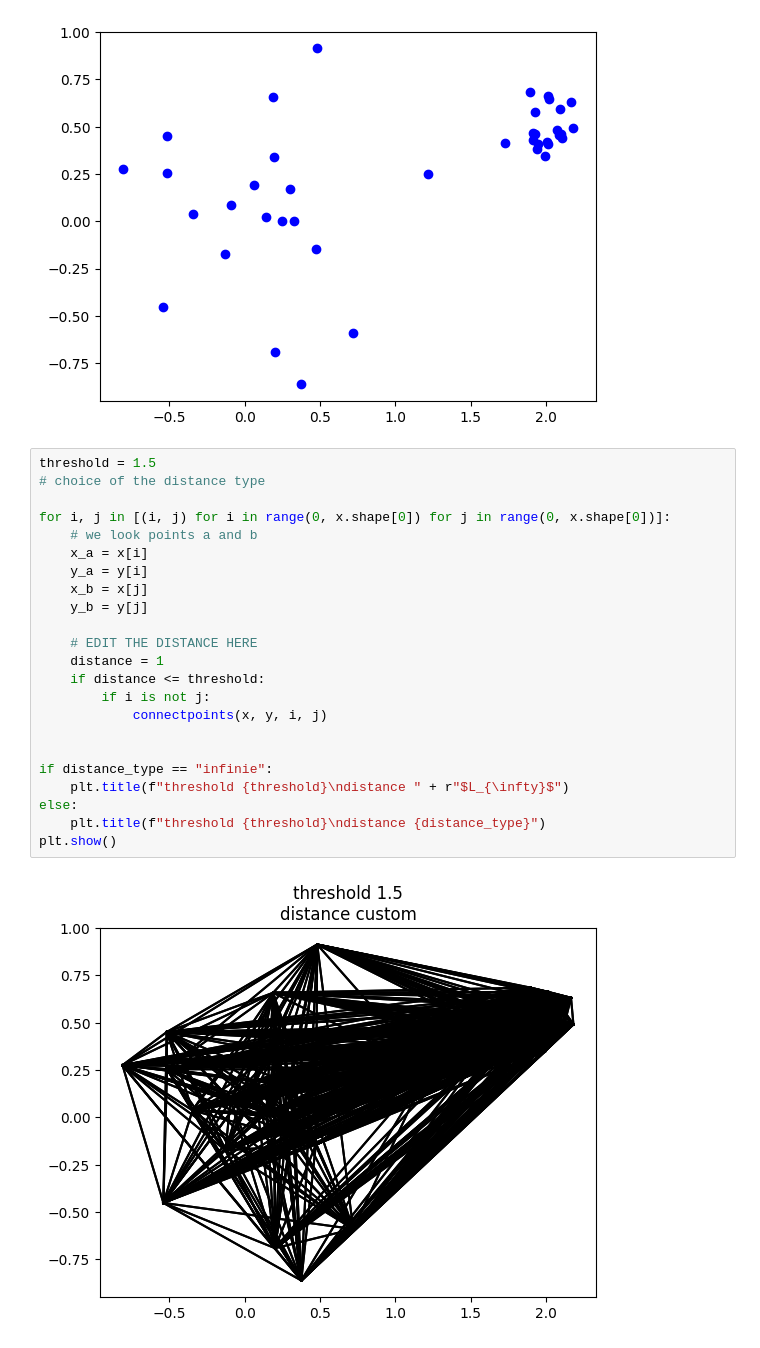
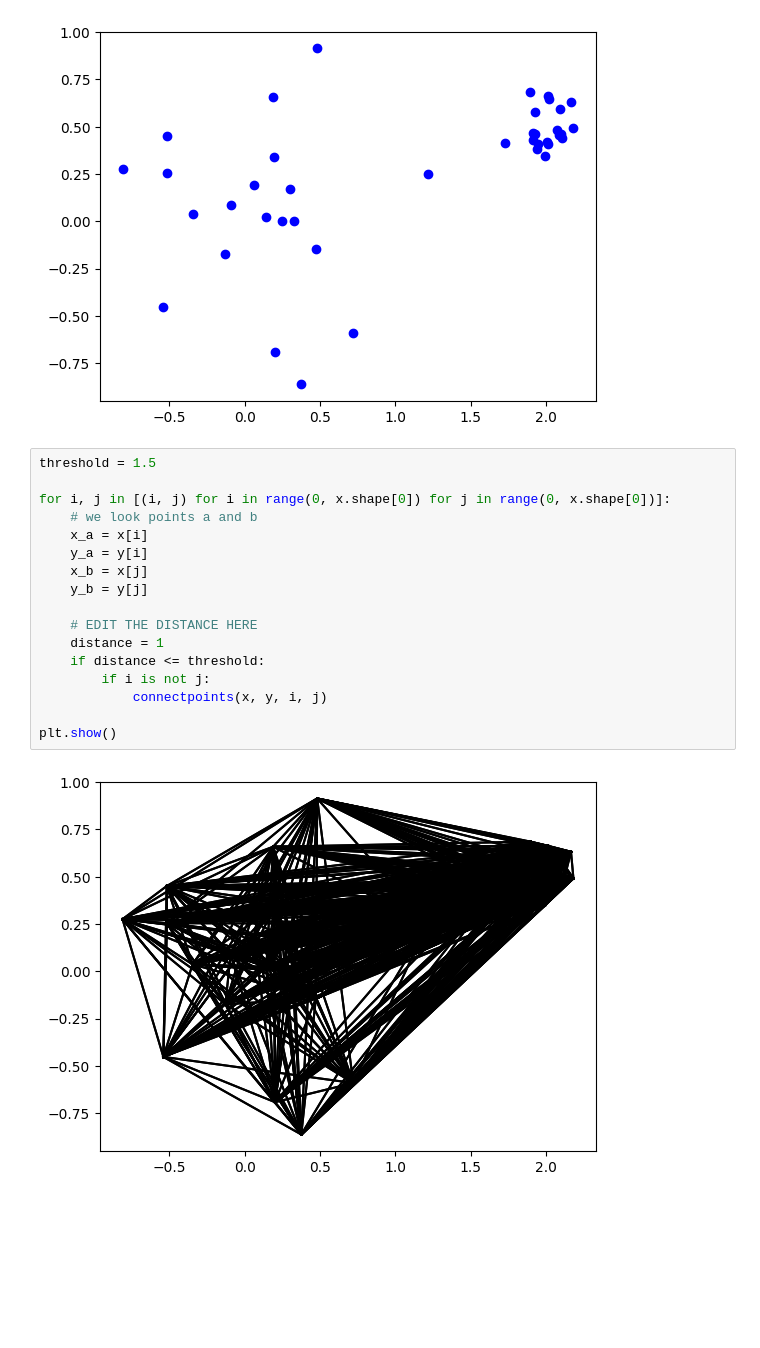
Before and after one commit to nlehir/FTML, a Jupyter notebook: simulations/lecture_2/metrics/geometric_data/build_graphs.ipynb, the cells around one changed output. Drawn from its saved outputs; the diff is of its cells as text; blank space fills up the shorter version.

```diff
--- a/simulations/lecture_2/metrics/geometric_data/build_graphs.ipynb
+++ b/simulations/lecture_2/metrics/geometric_data/build_graphs.ipynb
@@ -24,26 +24,20 @@ def connectpoints(x, y, p1, p2):
 [figure]
 # %%
 threshold = 1.5
-# choice of the distance type
 
 for i, j in [(i, j) for i in range(0, x.shape[0]) for j in range(0, x.shape[0])]:
     # we look points a and b
     x_a = x[i]
     y_a = y[i]
     x_b = x[j]
     y_b = y[j]
 
     # EDIT THE DISTANCE HERE
     distance = 1
     if distance <= threshold:
         if i is not j:
             connectpoints(x, y, i, j)
 
-
-if distance_type == "infinie":
-    plt.title(f"threshold {threshold}\ndistance " + r"$L_{\infty}$")
-else:
-    plt.title(f"threshold {threshold}\ndistance {distance_type}")
 plt.show()
 # %% [output]
-[figure, old version]
+[figure, new version]
```
